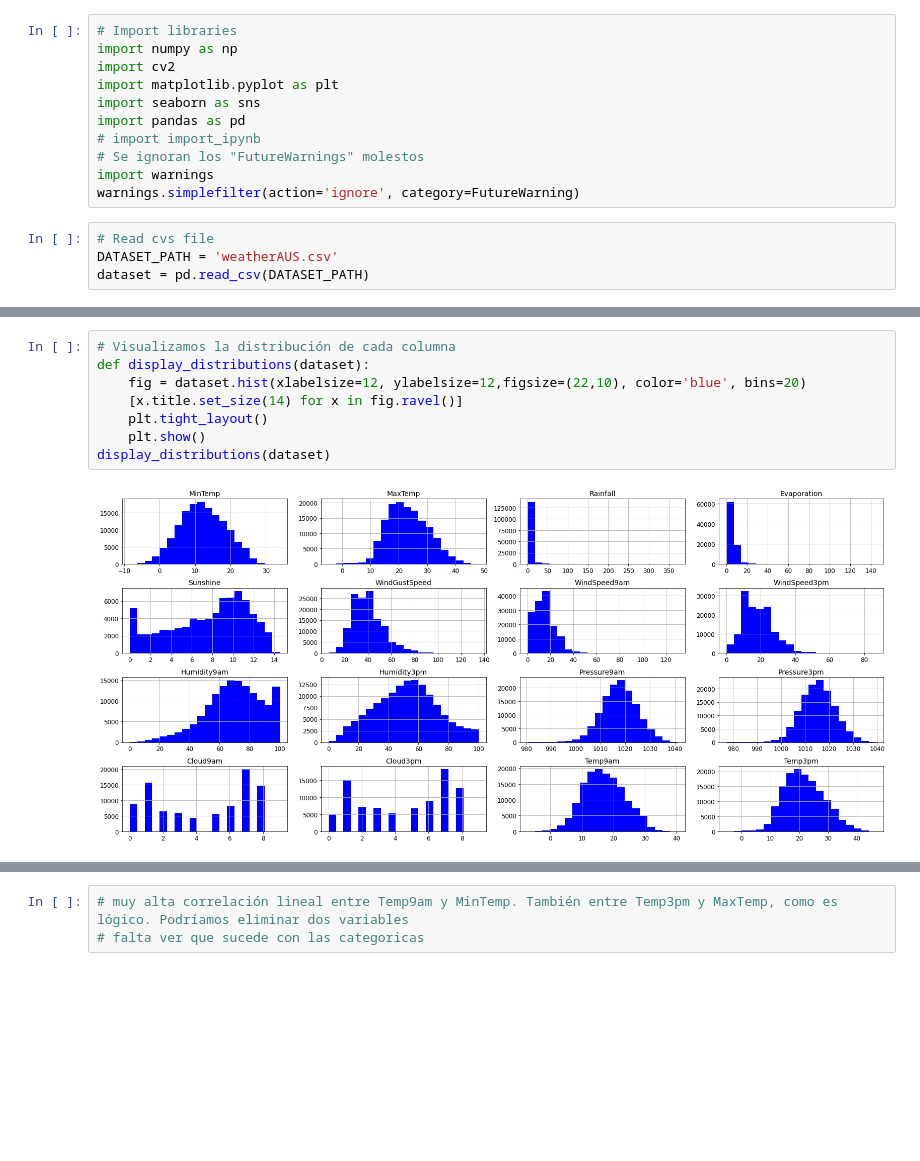
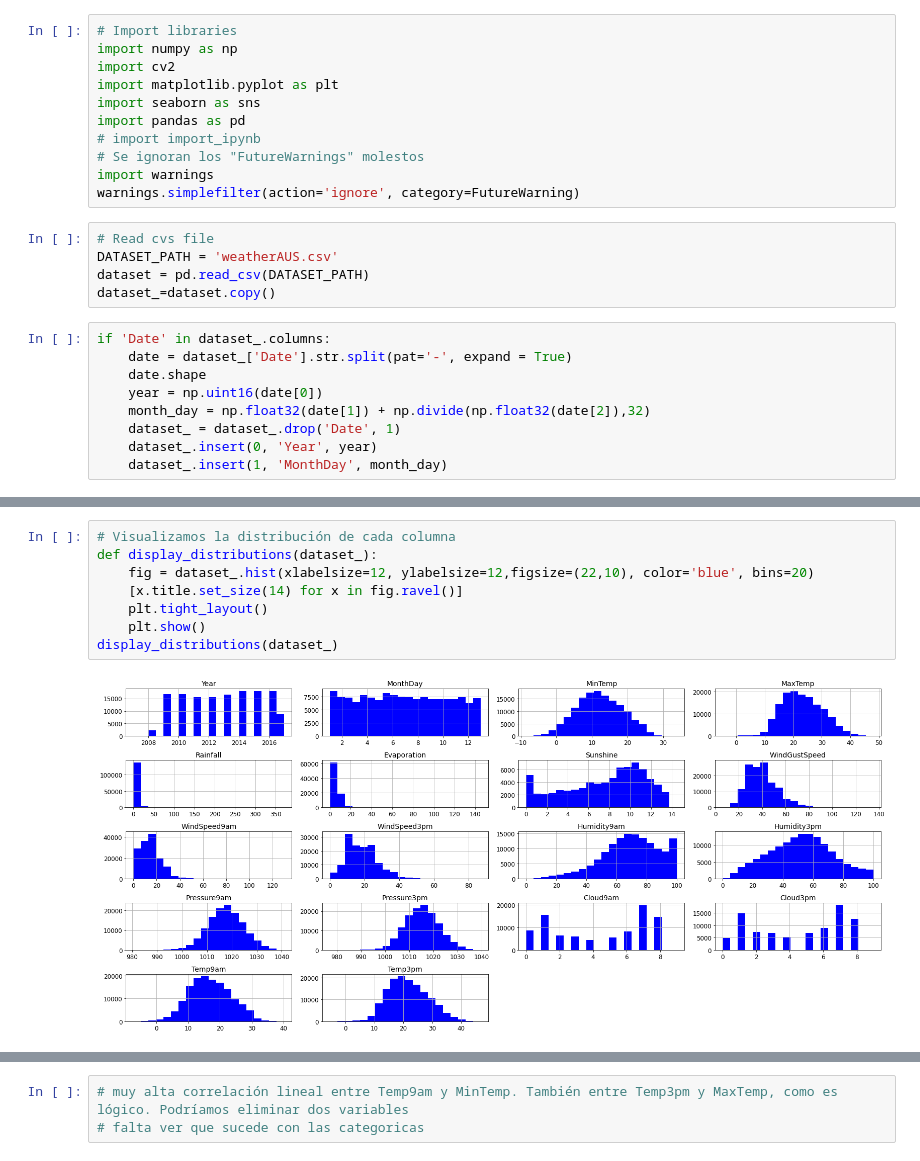
Before and after one commit to ezeguins/analisis_datos_TP, a Jupyter notebook: visualization2.ipynb, the cells around one changed output, grey strips where cells are left out. Cells and saved outputs as stored; diff of their text form; blank space fills up the shorter version.

```diff
--- a/visualization2.ipynb
+++ b/visualization2.ipynb
@@ -13,3 +13,13 @@ warnings.simplefilter(action='ignore', category=FutureWarning)
 # Read cvs file
 DATASET_PATH = 'weatherAUS.csv'
 dataset = pd.read_csv(DATASET_PATH)
+dataset_=dataset.copy()
+# %%
+if 'Date' in dataset_.columns:
+    date = dataset_['Date'].str.split(pat='-', expand = True)
+    date.shape
+    year = np.uint16(date[0])
+    month_day = np.float32(date[1]) + np.divide(np.float32(date[2]),32)
+    dataset_ = dataset_.drop('Date', 1)
+    dataset_.insert(0, 'Year', year)
+    dataset_.insert(1, 'MonthDay', month_day)
@@ -16,10 +56,10 @@ dataset = pd.read_csv(DATASET_PATH)
 # %%
 # Visualizamos la distribución de cada columna
-def display_distributions(dataset):
-    fig = dataset.hist(xlabelsize=12, ylabelsize=12,figsize=(22,10), color='blue', bins=20)
+def display_distributions(dataset_):
+    fig = dataset_.hist(xlabelsize=12, ylabelsize=12,figsize=(22,10), color='blue', bins=20)
     [x.title.set_size(14) for x in fig.ravel()]
     plt.tight_layout()
     plt.show()
-display_distributions(dataset)
+display_distributions(dataset_)
 # %% [output]
-[figure, old version]
+[figure, new version]
```
Also changed, not shown: parts of 9 cells of this notebook.
